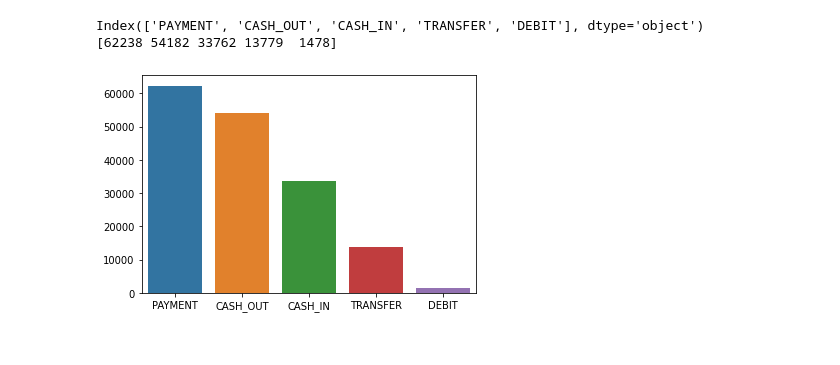
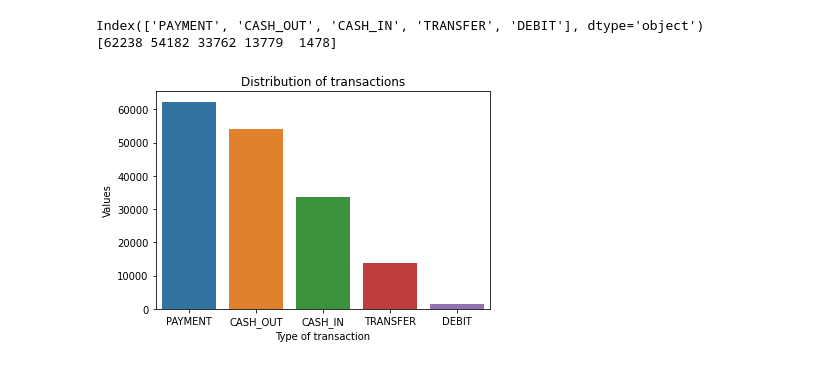
Before and after one commit to earo12/Payments_Fraud_Detection, a Jupyter notebook: Online_Payments_Fraud_Detection.ipynb, the cells around one changed output. Cells and saved outputs as stored; diff of their text form; code cells hidden in the pictures.

```diff
--- a/Online_Payments_Fraud_Detection.ipynb
+++ b/Online_Payments_Fraud_Detection.ipynb
@@ -111,6 +111,9 @@ Index(['PAYMENT', 'CASH_OUT', 'CASH_IN', 'TRANSFER', 'DEBIT'], dtype='object')
 [62238 54182 33762 13779  1478]
 # %%
 sns.barplot(data = df, x = values_df.index, y = values_df.values)
+plt.xlabel('Type of transaction')
+plt.ylabel('Values')
+plt.title('Distribution of transactions')
 plt.show()
 # %% [output]
-[figure, old version]
+[figure, new version]
```
Also changed, not shown: parts of 4 cells of this notebook.
